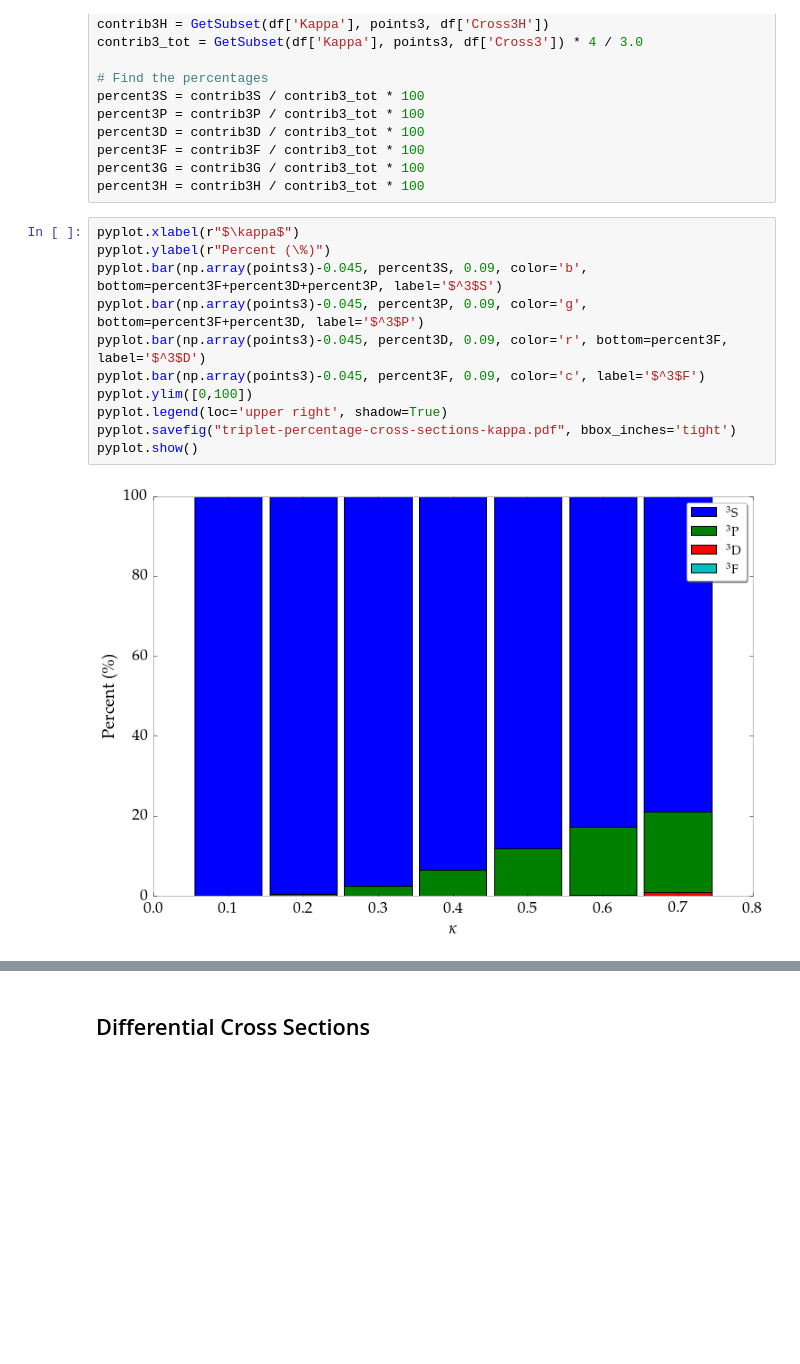
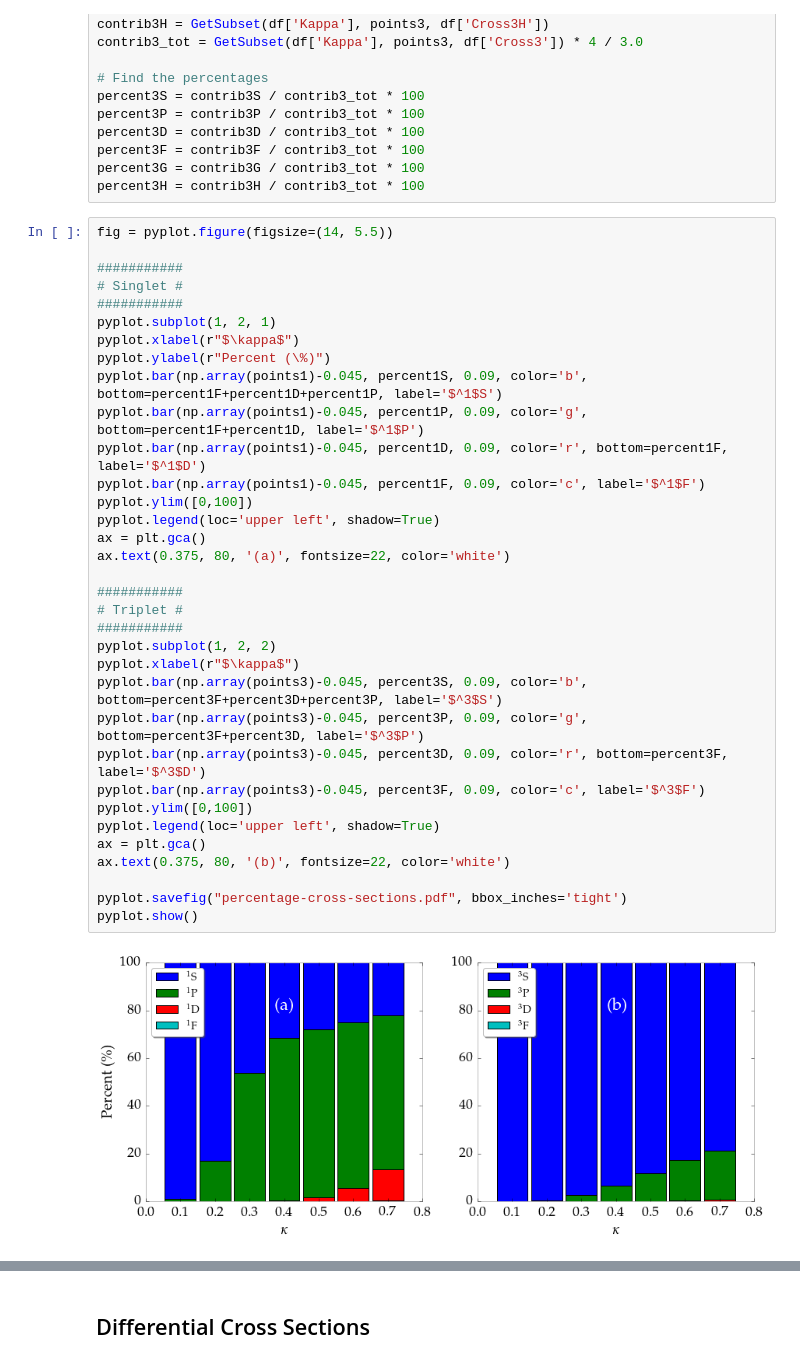
Before and after one commit to DentonW/Papers, a Jupyter notebook: Dissertation/IPython/Dissertation.ipynb, the cells around one changed output, grey strips where cells are left out. Drawn from its saved outputs; the diff is of its cells as text; blank space fills up the shorter version.

Commit message:
- Updating dissertation references - Removed Results.tex - Adding new IPython figures to dissertation
- Reworded PRA paper abstract

```diff
--- a/Dissertation/IPython/Dissertation.ipynb
+++ b/Dissertation/IPython/Dissertation.ipynb
@@ -896,15 +1084,38 @@ percent3F = contrib3F / contrib3_tot * 100
 percent3G = contrib3G / contrib3_tot * 100
 percent3H = contrib3H / contrib3_tot * 100
 # %%
+fig = pyplot.figure(figsize=(14, 5.5))
+
+###########
+# Singlet #
+###########
+pyplot.subplot(1, 2, 1)
 pyplot.xlabel(r"$\kappa$")
 pyplot.ylabel(r"Percent (\%)")
+pyplot.bar(np.array(points1)-0.045, percent1S, 0.09, color='b', bottom=percent1F+percent1D+percent1P, label='$^1$S')
+pyplot.bar(np.array(points1)-0.045, percent1P, 0.09, color='g', bottom=percent1F+percent1D, label='$^1$P')
+pyplot.bar(np.array(points1)-0.045, percent1D, 0.09, color='r', bottom=percent1F, label='$^1$D')
+pyplot.bar(np.array(points1)-0.045, percent1F, 0.09, color='c', label='$^1$F')
+pyplot.ylim([0,100])
+pyplot.legend(loc='upper left', shadow=True)
+ax = plt.gca()
+ax.text(0.375, 80, '(a)', fontsize=22, color='white')
+
+###########
+# Triplet #
+###########
+pyplot.subplot(1, 2, 2)
+pyplot.xlabel(r"$\kappa$")
 pyplot.bar(np.array(points3)-0.045, percent3S, 0.09, color='b', bottom=percent3F+percent3D+percent3P, label='$^3$S')
 pyplot.bar(np.array(points3)-0.045, percent3P, 0.09, color='g', bottom=percent3F+percent3D, label='$^3$P')
 pyplot.bar(np.array(points3)-0.045, percent3D, 0.09, color='r', bottom=percent3F, label='$^3$D')
 pyplot.bar(np.array(points3)-0.045, percent3F, 0.09, color='c', label='$^3$F')
 pyplot.ylim([0,100])
-pyplot.legend(loc='upper right', shadow=True)
-pyplot.savefig("triplet-percentage-cross-sections-kappa.pdf", bbox_inches='tight')
+pyplot.legend(loc='upper left', shadow=True)
+ax = plt.gca()
+ax.text(0.375, 80, '(b)', fontsize=22, color='white')
+
+pyplot.savefig("percentage-cross-sections.pdf", bbox_inches='tight')
 pyplot.show()
 # %% [output]
-[figure, old version]
+[figure, new version]
```
Also changed, not shown: parts of 27 cells of this notebook, 14 other files.
